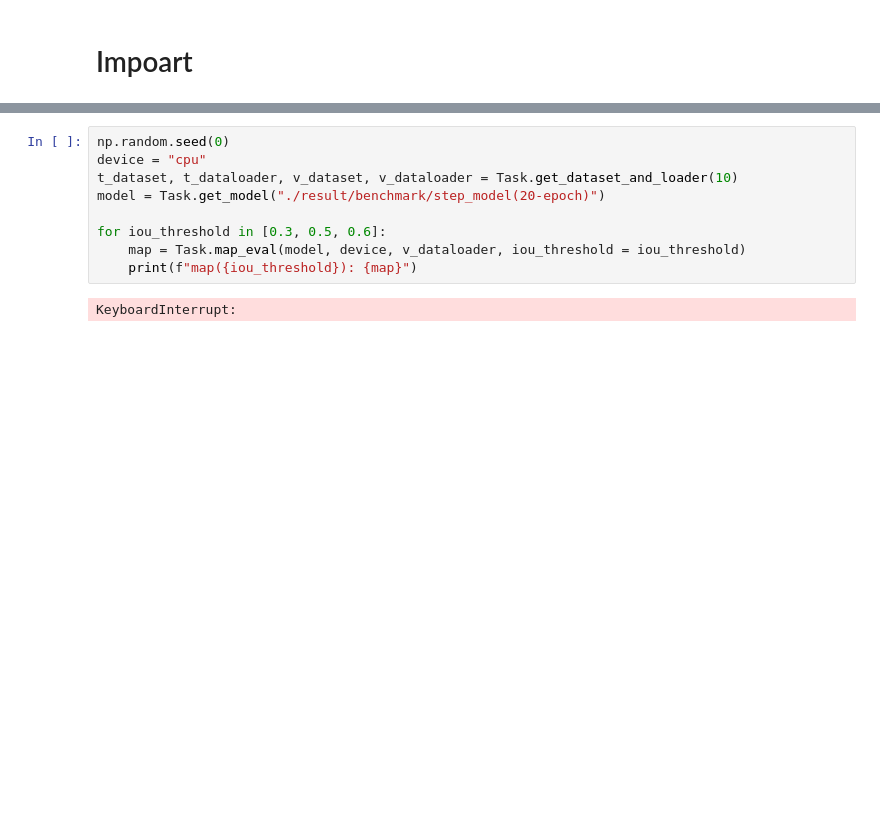
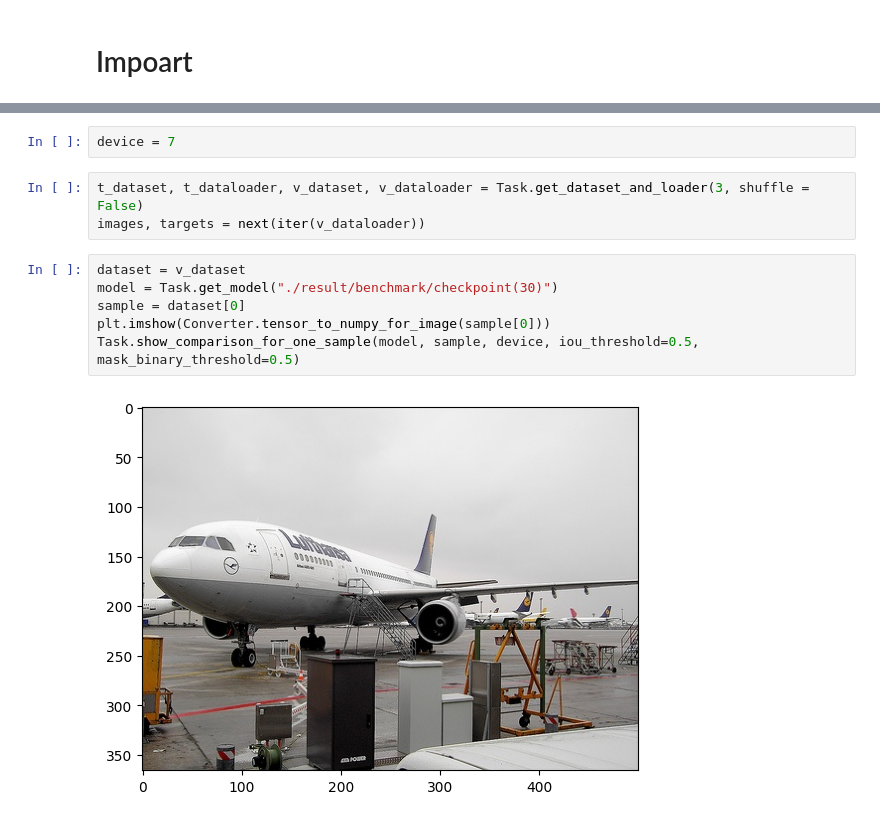
Before and after one commit to hoonisone/torch_projects, a Jupyter notebook: MaskRCNN_VOC/eval.ipynb, the cells around one changed output, grey strips where cells are left out. Cells and saved outputs as stored; diff of their text form; blank space fills up the shorter version.

```diff
--- a/MaskRCNN_VOC/eval.ipynb
+++ b/MaskRCNN_VOC/eval.ipynb
@@ -13,11 +11,13 @@ Customized: torchvision.models.detection.roi_heads.maskrcnn_loss
-# %%
-np.random.seed(0)
-device = "cpu"
-t_dataset, t_dataloader, v_dataset, v_dataloader = Task.get_dataset_and_loader(10)
-model = Task.get_model("./result/benchmark/step_model(20-epoch)")
-
-for iou_threshold in [0.3, 0.5, 0.6]:
-    map = Task.map_eval(model, device, v_dataloader, iou_threshold = iou_threshold)
-    print(f"map({iou_threshold}): {map}")
-# %% [output]
-KeyboardInterrupt:
+# %%
+device = 7
+# %%
+t_dataset, t_dataloader, v_dataset, v_dataloader = Task.get_dataset_and_loader(3, shuffle = False)
+images, targets = next(iter(v_dataloader))
+# %%
+dataset = v_dataset
+model = Task.get_model("./result/benchmark/checkpoint(30)")
+sample = dataset[0]
+plt.imshow(Converter.tensor_to_numpy_for_image(sample[0]))
+Task.show_comparison_for_one_sample(model, sample, device, iou_threshold=0.5, mask_binary_threshold=0.5)
+# %% [output]
+[figure, added]
```
Also changed, not shown: parts of 15 cells of this notebook, 6 other files.
